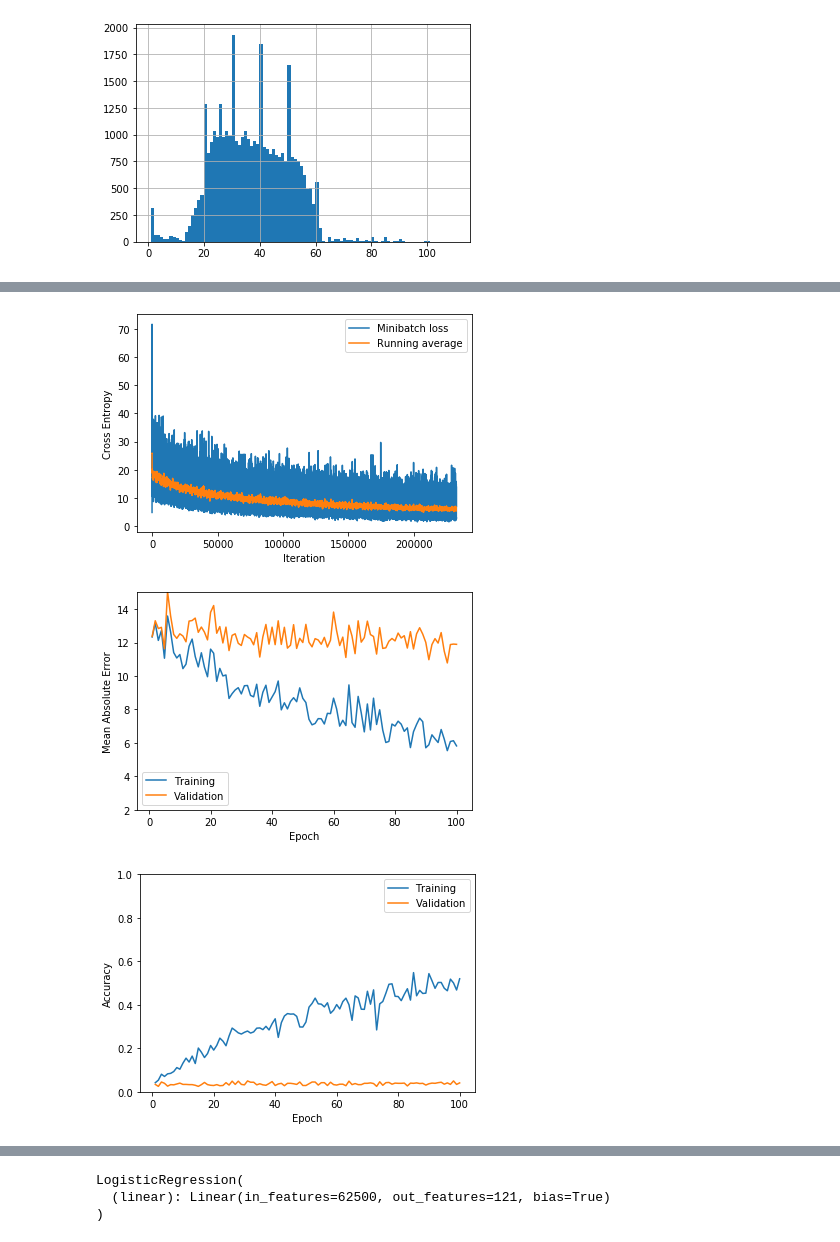
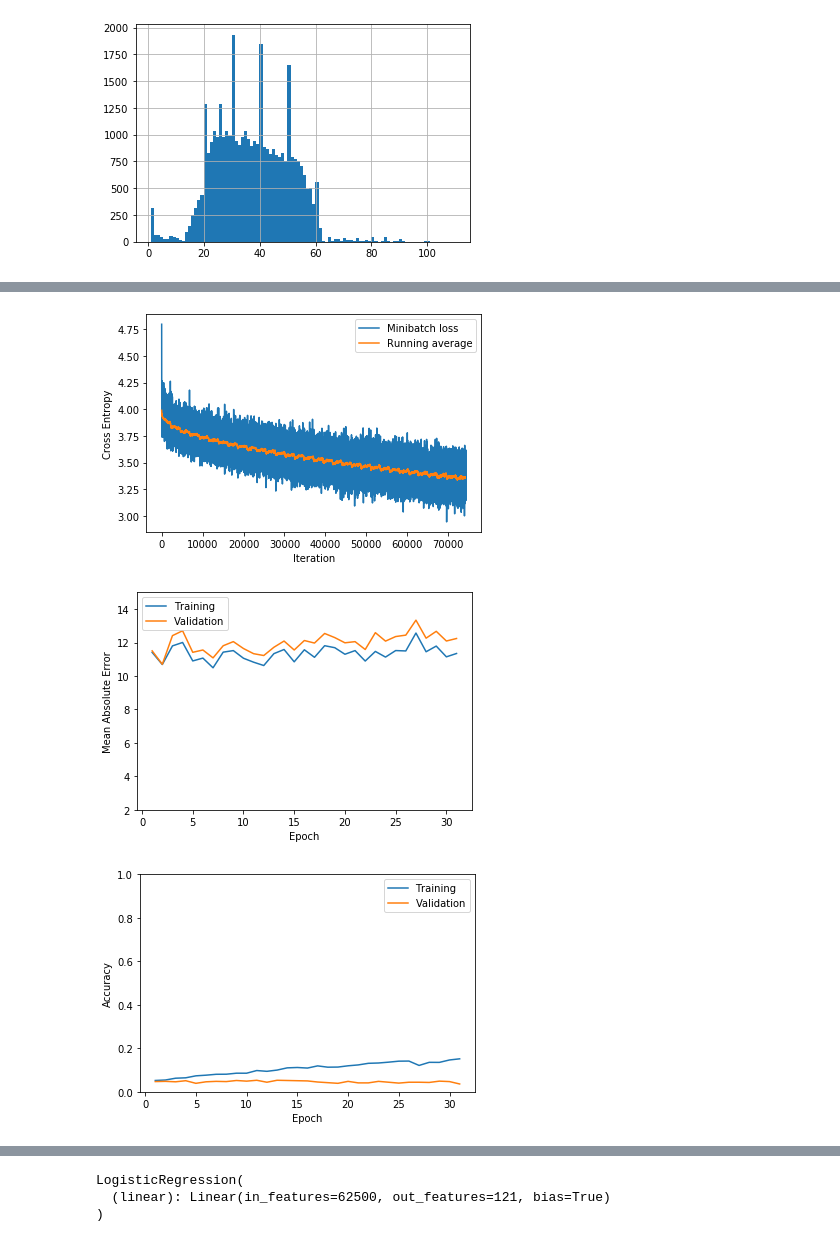
Before and after one commit to oopDaniel/AgeEstimator, a Jupyter notebook: server/models/regression/regression.ipynb, the cells around one changed output, grey strips where cells are left out. Cells and saved outputs as stored; diff of their text form; code cells hidden in the pictures.

```diff
--- a/server/models/regression/regression.ipynb
+++ b/server/models/regression/regression.ipynb
@@ -126,26 +110,12 @@ valid_sampler = SubsetRandomSampler(valid_indices)
 transform = transforms.Compose([transforms.ToTensor()])
 
 train_dataset = DatasetAge(csv_path=TRAIN_CSV_PATH, transform=transform)
-
 valid_dataset = DatasetAge(csv_path=TRAIN_CSV_PATH, transform=transform)
-
 test_dataset = DatasetAge(csv_path=TEST_CSV_PATH, transform=transform)
 
-train_loader = DataLoader(train_dataset,
-                          batch_size=BATCH_SIZE,
-                          num_workers=4,
-                          sampler=train_sampler)
-
-valid_loader = DataLoader(valid_dataset,
-                          batch_size=BATCH_SIZE,
-                          num_workers=4,
-                          sampler=valid_sampler)
-
-
-test_loader = DataLoader(dataset=test_dataset,
-                         batch_size=BATCH_SIZE,
-                         num_workers=4,
-                         shuffle=False)
+train_loader = DataLoader(train_dataset, batch_size=BATCH_SIZE,sampler=train_sampler)
+valid_loader = DataLoader(valid_dataset, batch_size=BATCH_SIZE,sampler=valid_sampler)
+test_loader = DataLoader(dataset=test_dataset, batch_size=BATCH_SIZE, shuffle=False)
 # %%
 from torch.autograd import Variable
 class LogisticRegression(torch.nn.Module):
@@ -157,7 +127,7 @@ class LogisticRegression(torch.nn.Module):
         out = self.linear(x)
         return out
 # %%
-epochs = 100
+epochs = 30
 inputDim = 250*250
 outputDim = 121
 learningRate = 0.001
@@ -195,6 +165,12 @@ for epoch in range(int(epochs)):
     start = time.time()
     for i, (images, labels) in enumerate(train_loader):
         images = Variable(images.view(-1, inputDim))
+
+        norm = torch.norm(images,dim=1)
+        dim = list(norm.size())[0]
+        norm = norm.reshape(dim, 1)
+        images = images/norm
+
         labels = Variable(labels)
 
         optimizer.zero_grad()
@@ -256,27 +232,27 @@ plt.xlabel('Iteration')
 plt.legend()
 plt.show()
 # %% [output]
-[figure, old version]
+[figure, new version]
 # %%
-plt.plot(np.arange(1, epochs+1), train_mae_list, label='Training')
-plt.plot(np.arange(1, epochs+1), valid_mae_list, label='Validation')
+plt.plot(np.arange(1, 32), train_mae_list, label='Training')
+plt.plot(np.arange(1, 32), valid_mae_list, label='Validation')
 plt.ylim(2, 15)
 plt.xlabel('Epoch')
 plt.ylabel('Mean Absolute Error')
 plt.legend()
 plt.show()
 # %% [output]
-[figure, old version]
+[figure, new version]
 # %%
-plt.plot(np.arange(1, epochs+1), train_acc_list, label='Training')
-plt.plot(np.arange(1, epochs+1), valid_acc_list, label='Validation')
+plt.plot(np.arange(1, 31+1), train_acc_list, label='Training')
+plt.plot(np.arange(1, 31+1), valid_acc_list, label='Validation')
 plt.ylim(0, 1)
 plt.xlabel('Epoch')
 plt.ylabel('Accuracy')
 plt.legend()
 plt.show()
 # %% [output]
-[figure, old version]
+[figure, new version]
 # %%
 with torch.set_grad_enabled(False):
     test_mae, test_mse, test_acc = compute_mae_mse_acc(model=model, data_loader=test_loader)
```
Also changed, not shown: parts of 7 cells of this notebook.
